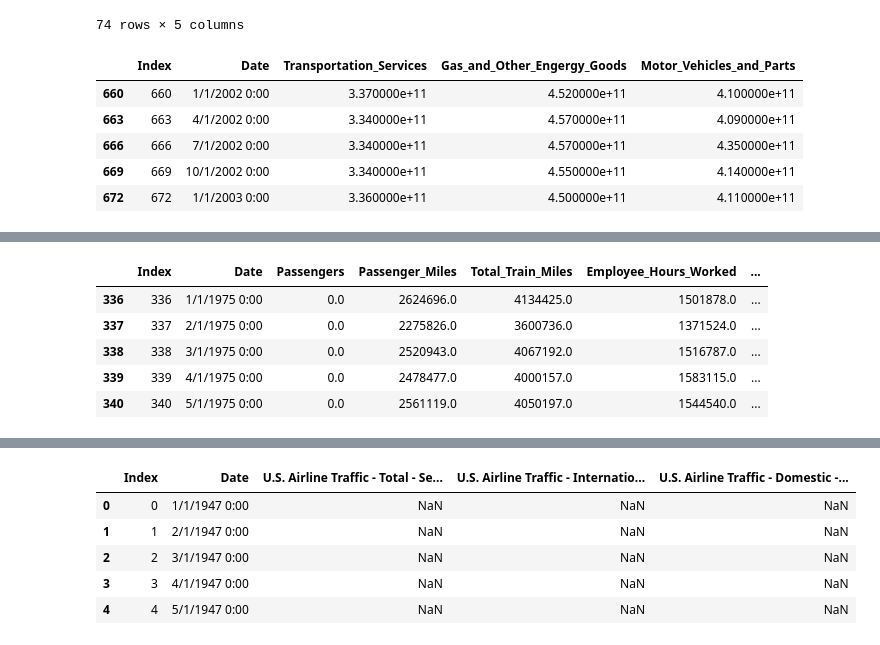
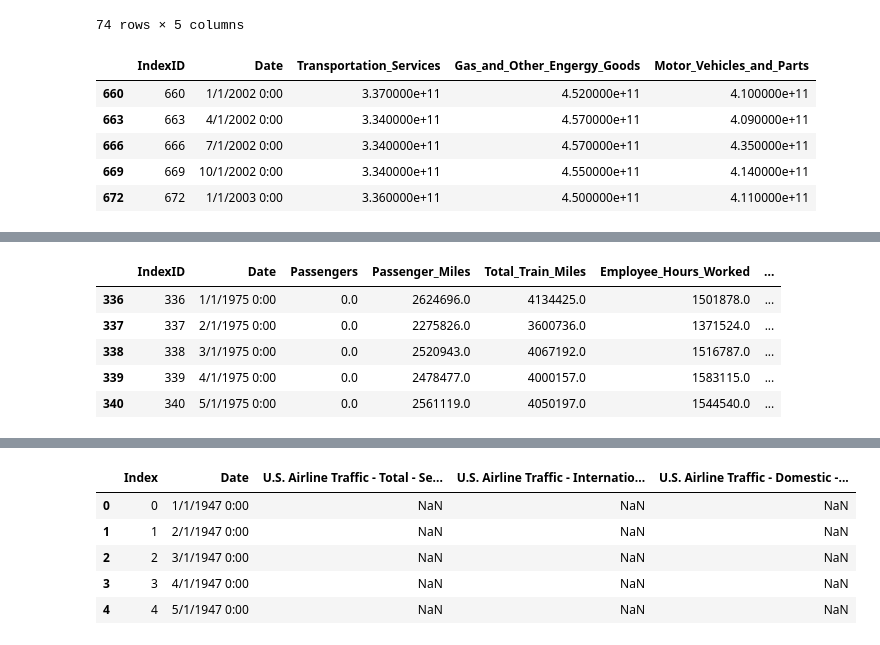
Before and after one commit to RBLevine/ETL-Project, a Jupyter notebook: CSVCleanUp/CSV_Cleanup_Final.ipynb, the cells around one changed output, grey strips where cells are left out. Saved outputs shown, nothing was run; the diff lists cells and outputs as text; code cells hidden in the pictures.

Commit message:
change index to indexid:

```diff
--- a/CSVCleanUp/CSV_Cleanup_Final.ipynb
+++ b/CSVCleanUp/CSV_Cleanup_Final.ipynb
@@ -100,12 +101,13 @@ personal_spending_df
 74 rows × 5 columns
 # %%
 # Rename columns for ease
-personal_spending_df.rename(columns = {'Personal Spending on Transportation - Transportation Services - Seasonally Adjusted':'Transportation_Services',
+personal_spending_df.rename(columns = {'Index':'IndexID',
+                                       'Personal Spending on Transportation - Transportation Services - Seasonally Adjusted':'Transportation_Services',
                                        'Personal Spending on Transportation - Gasoline and Other Energy Goods - Seasonally Adjusted':'Gas_and_Other_Engergy_Goods',
-                              'Personal Spending on Transportation - Motor Vehicles and Parts - Seasonally Adjusted':'Motor_Vehicles_and_Parts'}, inplace = True)
+                                      'Personal Spending on Transportation - Motor Vehicles and Parts - Seasonally Adjusted':'Motor_Vehicles_and_Parts'}, inplace = True)
 personal_spending_df.head()
 # %% [output]
-|  | Index | Date | Transportation_Services | Gas_and_Other_Engergy_Goods | Motor_Vehicles_and_Parts |
+|  | IndexID | Date | Transportation_Services | Gas_and_Other_Engergy_Goods | Motor_Vehicles_and_Parts |
 | 660 | 660 | 1/1/2002 0:00 | 3.370000e+11 | 4.520000e+11 | 4.100000e+11 |
 | 663 | 663 | 4/1/2002 0:00 | 3.340000e+11 | 4.570000e+11 | 4.090000e+11 |
 | 666 | 666 | 7/1/2002 0:00 | 3.340000e+11 | 4.570000e+11 | 4.350000e+11 |
@@ -162,14 +164,15 @@ rail_info_df
 
 
 # Rename columns for ease
-rail_info_df.rename(columns = {'Passenger Rail Passengers':'Passengers',
+rail_info_df.rename(columns = {'Index':'IndexID',
+                               'Passenger Rail Passengers':'Passengers',
                                 'Passenger Rail Passenger Miles':'Passenger_Miles',
                               'Passenger Rail Total Train Miles':'Total_Train_Miles',
                               'Passenger Rail Employee Hours Worked':'Employee_Hours_Worked',
                               'Passenger Rail Yard Switching Miles':'Yard_Switching_Miles'}, inplace = True)
 rail_info_df.head()
 # %% [output]
-|  | Index | Date | Passengers | Passenger_Miles | Total_Train_Miles | Employee_Hours_Worked | ... |
+|  | IndexID | Date | Passengers | Passenger_Miles | Total_Train_Miles | Employee_Hours_Worked | ... |
 | 336 | 336 | 1/1/1975 0:00 | 0.0 | 2624696.0 | 4134425.0 | 1501878.0 | ... |
 | 337 | 337 | 2/1/1975 0:00 | 0.0 | 2275826.0 | 3600736.0 | 1371524.0 | ... |
 | 338 | 338 | 3/1/1975 0:00 | 0.0 | 2520943.0 | 4067192.0 | 1516787.0 | ... |
```
Also changed, not shown: parts of 5 cells of this notebook, 6 other files.
